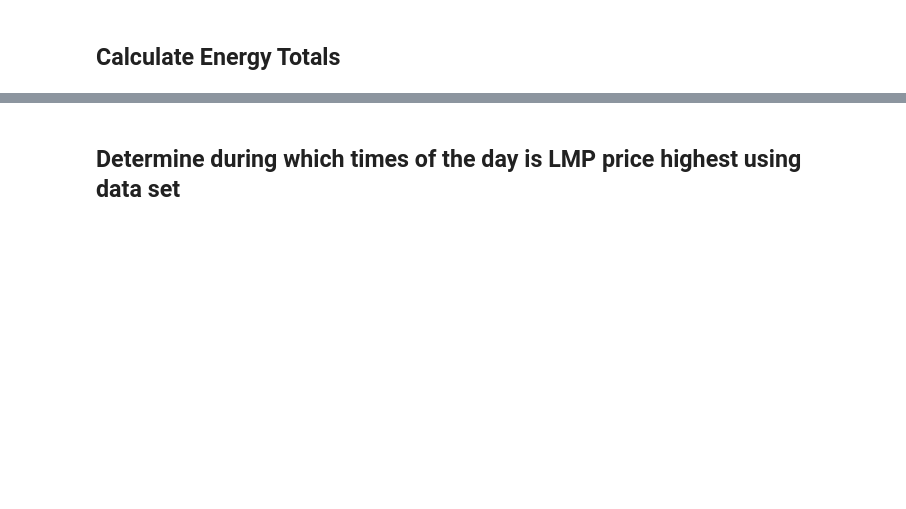
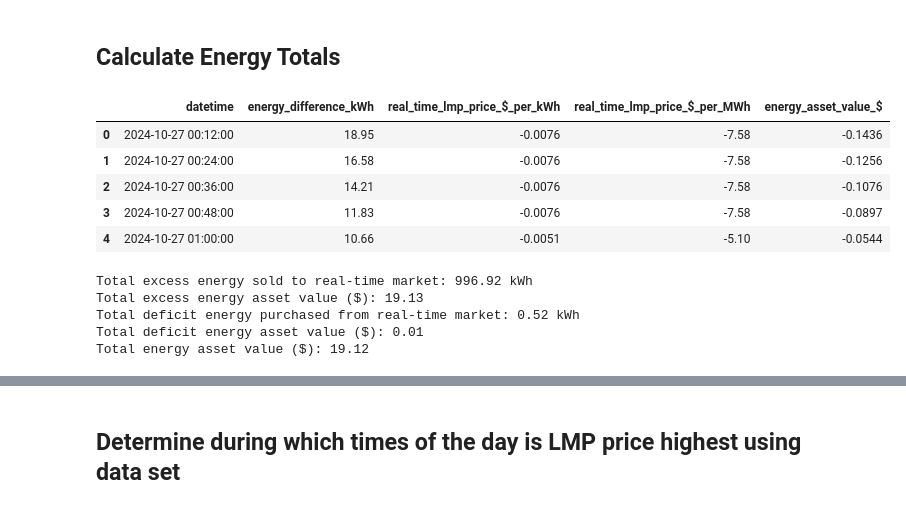
Before and after one commit to Lauvera132/ut_h2_protohub_simulation, a Jupyter notebook: ut_proto-hub_sim_wdwf_solar_gen.ipynb, the cells around one changed output, grey strips where cells are left out. Cells and saved outputs as stored; diff of their text form; code cells hidden in the pictures; blank space fills up the shorter version.

```diff
--- a/ut_proto-hub_sim_wdwf_solar_gen.ipynb
+++ b/ut_proto-hub_sim_wdwf_solar_gen.ipynb
@@ -2541,25 +2673,44 @@ real_time_lmp_prices_time_int_kWh = real_time_lmp_prices_time_int_MWh / 1000
 # %%
 # Create a DataFrame to store the results for each interval, including LMP price
 energy_value_df = pd.DataFrame(
     [
         {
             "datetime": time_intervals[idx],
-            "energy_difference_kWh": f"{diff:.2f}",
+            "combined_energy_difference_kWh": f"{diff:.2f}",
             "real_time_lmp_price_$_per_kWh": f"{real_time_lmp_prices_time_int_kWh[idx]:.4f}",
             "real_time_lmp_price_$_per_MWh": f"{real_time_lmp_prices_time_int_MWh[idx]:.2f}",
-            "energy_asset_value_$": f"{diff * real_time_lmp_prices_time_int_kWh[idx]:.2f}",
+            "energy_asset_value_$": f"{diff * real_time_lmp_prices_time_int_kWh[idx]:.4f}",
         }
         for idx, diff in time_interval_area_differences
     ]
 )
 
 # Display the first few rows
 energy_value_df.head()
+# %% [output]
+|  | datetime | energy_difference_kWh | real_time_lmp_price_$_per_kWh | real_time_lmp_price_$_per_MWh | energy_asset_value_$ |
+| 0 | 2024-10-27 00:12:00 | 18.95 | -0.0076 | -7.58 | -0.1436 |
+| 1 | 2024-10-27 00:24:00 | 16.58 | -0.0076 | -7.58 | -0.1256 |
+| 2 | 2024-10-27 00:36:00 | 14.21 | -0.0076 | -7.58 | -0.1076 |
+| 3 | 2024-10-27 00:48:00 | 11.83 | -0.0076 | -7.58 | -0.0897 |
+| 4 | 2024-10-27 01:00:00 | 10.66 | -0.0051 | -5.10 | -0.0544 |
 # %%
-# Calculate total excess energy sold to grid (sum of positive energy differences)
-energy_asset_value_kWh = energy_value_df["energy_difference_kWh"].astype(float)
-excess_energy_sold_kWh = energy_kWh[energy_asset_value_kWh > 0].sum()
-deficit_energy_purchased_kWh = energy_kWh[energy_asset_value_kWh < 0].sum()
-print(f"Total excess energy sold to grid: {excess_energy_sold_kWh:.2f} kWh")
-print(f"Total deficit energy purchased from grid: {abs(deficit_energy_purchased_kWh):.2f} kWh")
-print("Total energy asset value ($):", energy_value_df["energy_asset_value_$"].astype(float).sum())
+# Calculate total excess and deficit energy, and total asset value
+energy_qty_kWh = energy_value_df["energy_difference_kWh"].astype(float)
+excess_energy_sold_kWh = energy_qty_kWh[energy_qty_kWh > 0].sum()
+excess_energy_asset_value = energy_value_df.loc[energy_qty_kWh > 0, "energy_asset_value_$"].astype(float)
+deficit_energy_purchased_kWh = energy_qty_kWh[energy_qty_kWh < 0].sum() * -1  # Convert to positive for purchased energy
+deficit_energy_asset_value = energy_value_df.loc[energy_qty_kWh < 0, "energy_asset_value_$"].astype(float)
+
+# Display the results
+print(f"Total excess energy sold to real-time market: {excess_energy_sold_kWh:.2f} kWh")
+print(f"Total excess energy asset value ($): {excess_energy_asset_value.sum():.2f}")
+print(f"Total deficit energy purchased from real-time market: {deficit_energy_purchased_kWh:.2f} kWh")
+print(f"Total deficit energy asset value ($): {abs(deficit_energy_asset_value.sum()):.2f}")
+print(f"Total energy asset value ($): {energy_value_df['energy_asset_value_$'].astype(float).sum():.2f}")
+# %% [output]
+Total excess energy sold to real-time market: 996.92 kWh
+Total excess energy asset value ($): 19.13
+Total deficit energy purchased from real-time market: 0.52 kWh
+Total deficit energy asset value ($): 0.01
+Total energy asset value ($): 19.12
```
Also changed, not shown: parts of 22 cells of this notebook, 1 other file.
